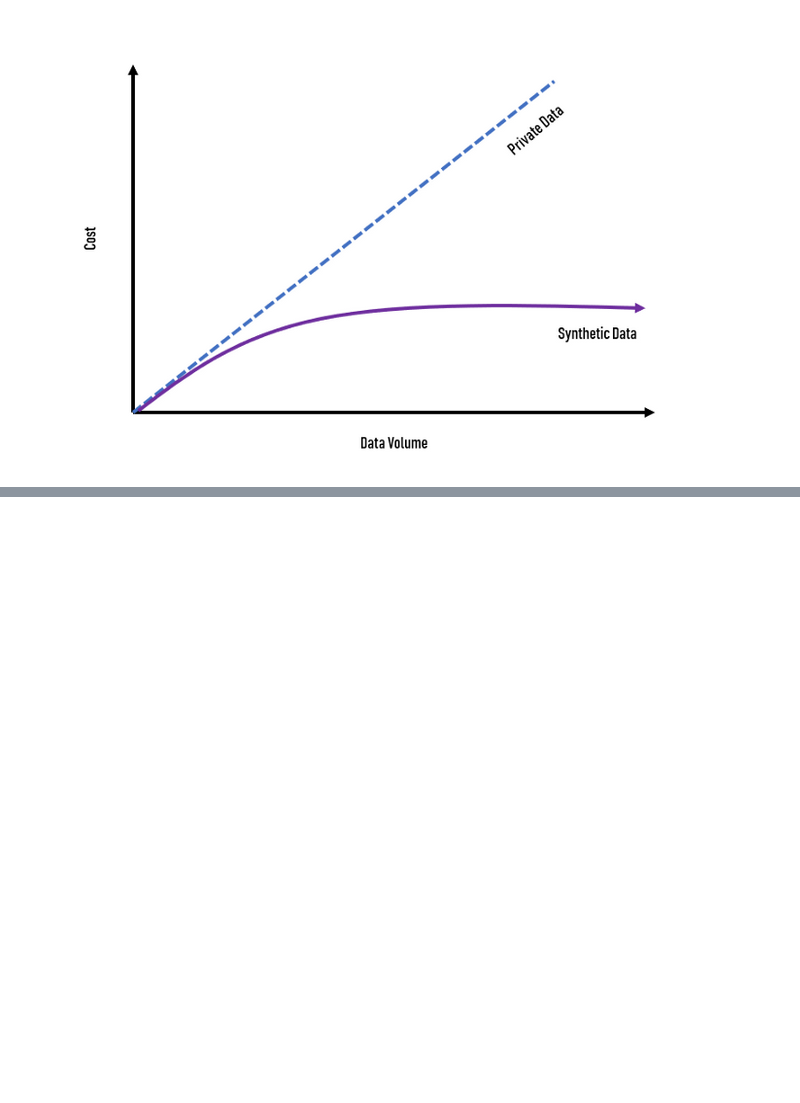
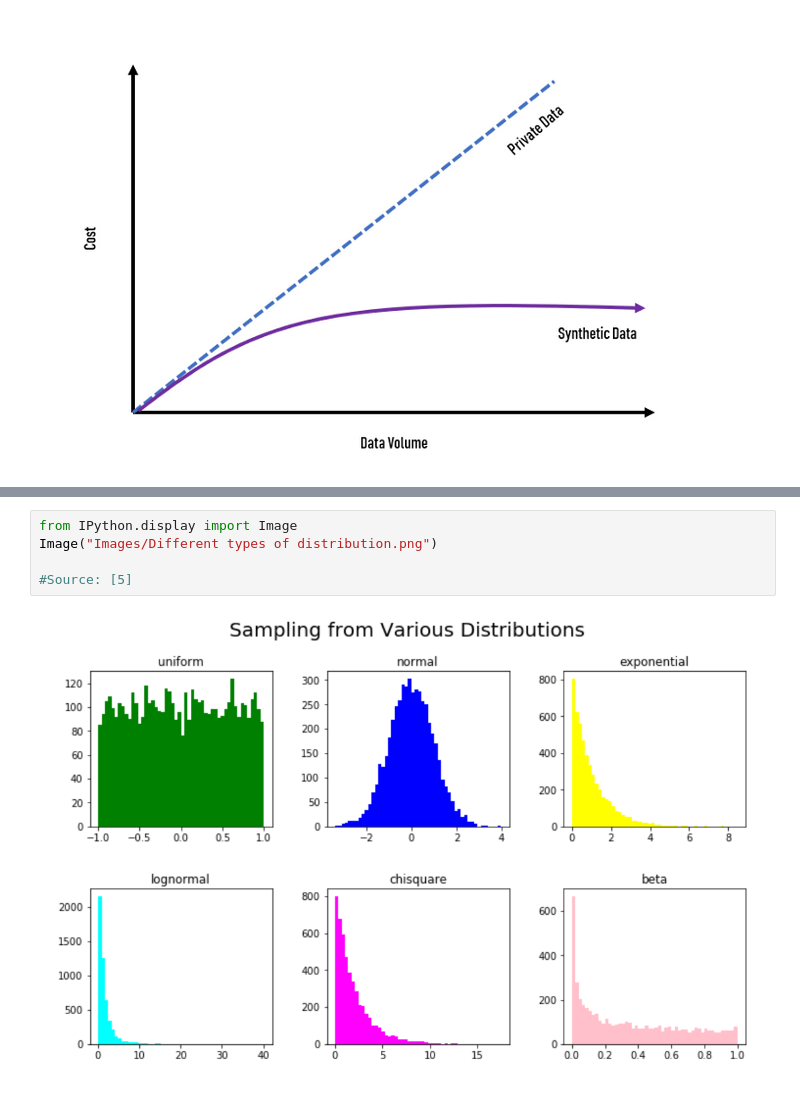
Before and after one commit to rscd27p/RPI_Investigation3, a Jupyter notebook: RPI_Investigation3_Randy_Cespedes.ipynb, the cells around one changed output, grey strips where cells are left out. Cells and saved outputs as stored; diff of their text form; blank space fills up the shorter version.

```diff
--- a/RPI_Investigation3_Randy_Cespedes.ipynb
+++ b/RPI_Investigation3_Randy_Cespedes.ipynb
@@ -47,0 +70,7 @@ Image("Images/Delay Cause by Year, 2003-2019 crop.png")
+# %%
+from IPython.display import Image
+Image("Images/Different types of distribution.png")
+
+#Source: [5]
+# %% [output]
+[figure, added]
```
Also changed, not shown: parts of 14 cells of this notebook.
